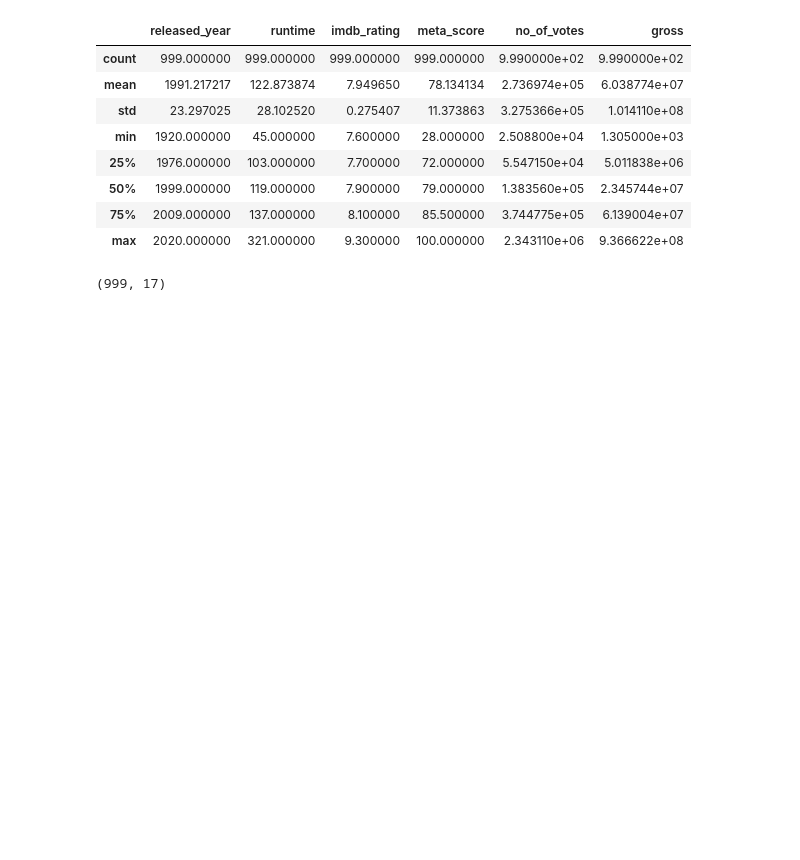
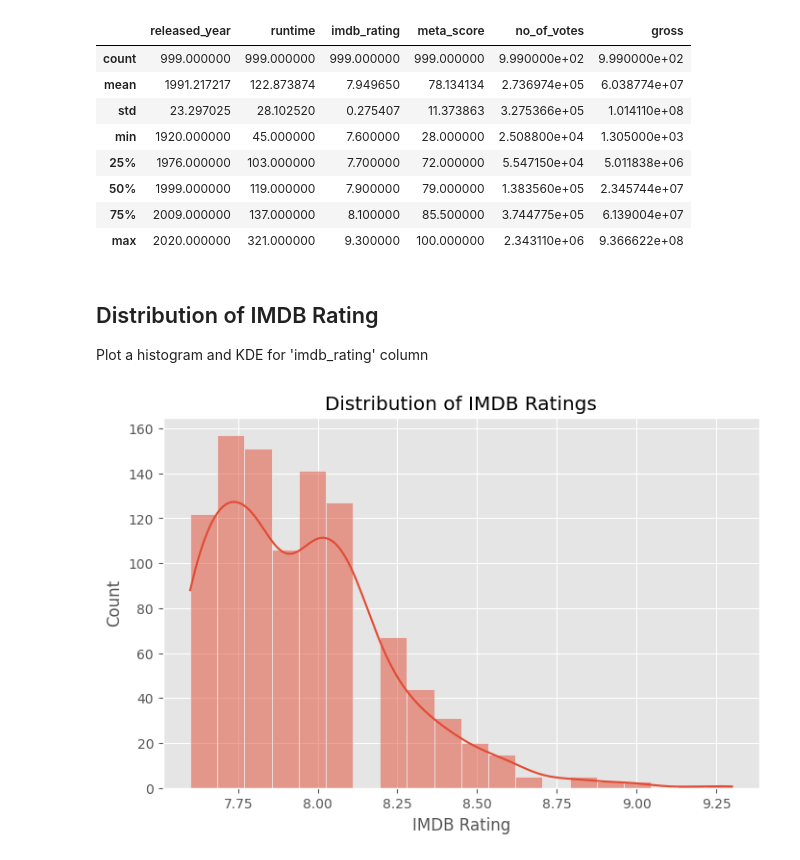
Before and after one commit to MahdiYaqobi/imdb-data-cleaning-project, a Jupyter notebook: notebooks/data-cleaning.ipynb, the cells around one changed output. Saved outputs shown, nothing was run; the diff lists cells and outputs as text; code cells hidden in the pictures; blank space fills up the shorter version.

```diff
--- a/notebooks/data-cleaning.ipynb
+++ b/notebooks/data-cleaning.ipynb
@@ -1,4 +3,10 @@
 # %%
+# import necessary libraries for data manipulation and visualization
 import pandas as pd
 import numpy as np
+import matplotlib.pyplot as plt
+import seaborn as sns
+
+plt.style.use('ggplot')
+pd.set_option('display.max_columns',200)
 # %%
@@ -135,6 +204,16 @@ df['vote_per_million_gross'] = df['vote_per_million_gross'].replace([np.inf, -np
 df['main_genre']=df['genre'].str.split(',').str[0]
 df['genre_count']=df['genre'].str.count(',')+1
-# %%
-df.shape
-# %% [output]
-(999, 17)
+# %% [markdown]
+## Distribution of IMDB Rating
+
+Plot a histogram and KDE for 'imdb_rating' column
+# %%
+# histogram and KDE for 'imdb_rating' column
+plt.figure(figsize=(8,5))
+sns.histplot(df['imdb_rating'],bins=20,kde=True)
+plt.title('Distribution of IMDB Ratings')
+plt.xlabel('IMDB Rating')
+plt.ylabel('Count')
+plt.show()
+# %% [output]
+[figure, added]
```
Also changed, not shown: parts of 26 cells of this notebook, 4 other files.
